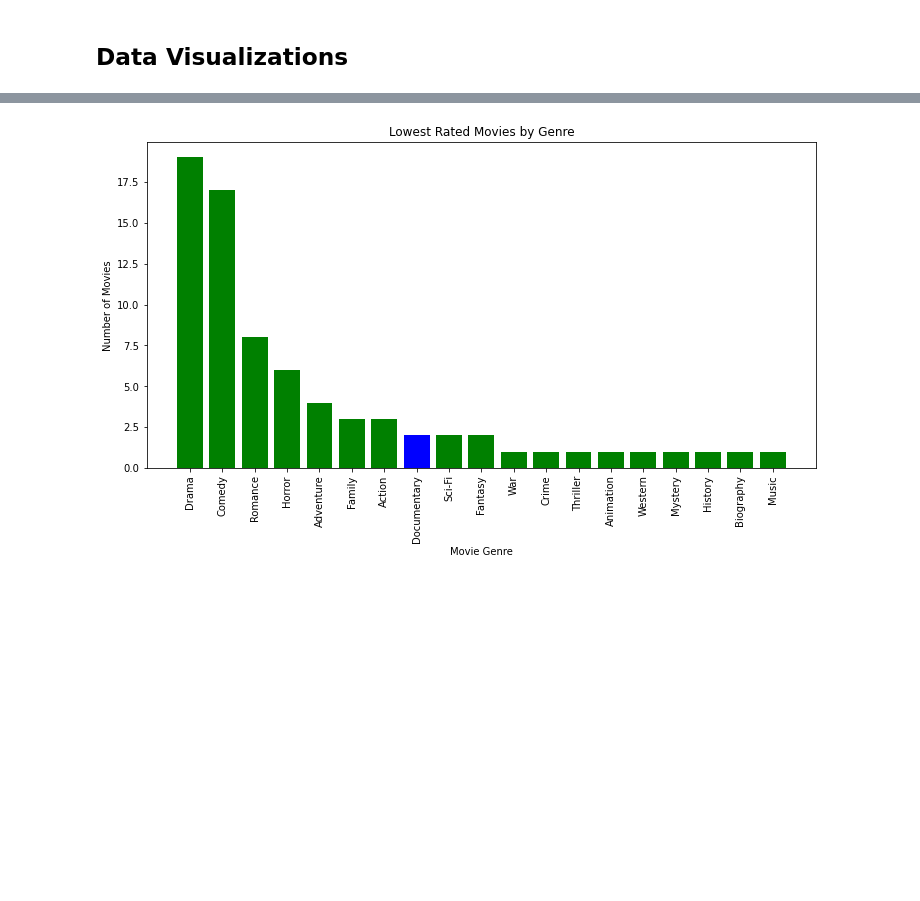
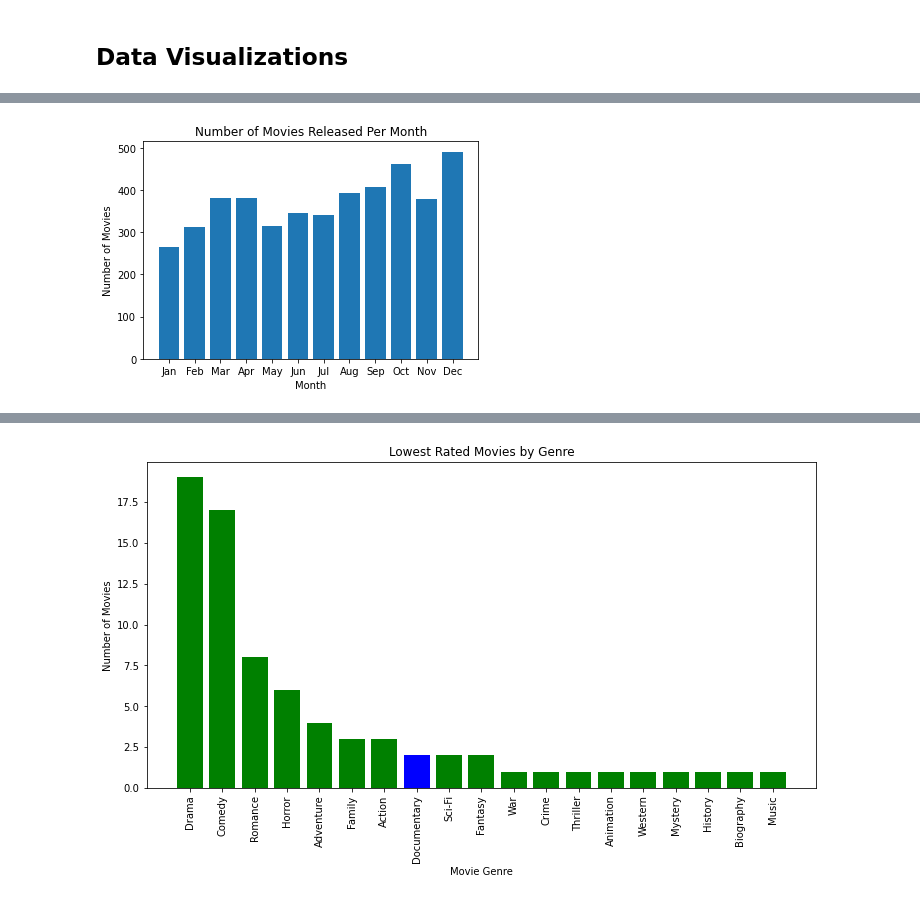
Before and after one commit to jlc0512/dsc-phase-1-project-Microsoft-Movie-Studios, a Jupyter notebook: student.ipynb, the cells around one changed output, grey strips where cells are left out. Cells and saved outputs as stored; diff of their text form; code cells hidden in the pictures; blank space fills up the shorter version.

```diff
--- a/student.ipynb
+++ b/student.ipynb
@@ -96,0 +378,10 @@ Here we clean and analyze our data to help make our recomendations.
+# %%
+#create a new column 'month_number'
+months_dict = {'Jan':1, 'Feb':2, 'Mar':3, 'Apr':4, 'May':5, 'Jun':6, 'Jul':7, 'Aug':8, 'Sep':9, 'Oct':10, 'Nov':11, 'Dec':12}
+
+month_num_list=[]
+for month in budgets_clean['release_month']:
+    month_num = months_dict[month]
+    month_num_list.append(month_num)
+budgets_clean['month_number'] = month_num_list
+budgets_clean.head()
@@ -96,0 +494,5 @@ Here we clean and analyze our data to help make our recomendations.
+# %%
+#create a new column 'release_year' that contains the year as an int
+#take a look at the data to find the oldest movie and most recent movie
+budgets_clean['release_year'] = budgets_clean['release_date'].str[-4:].astype(int)
+budgets_clean['release_year'].describe()
@@ -96,0 +511,4 @@ Here we clean and analyze our data to help make our recomendations.
+# %%
+#create a subset containing movies released in the last 25 years
+budgets_recent = budgets_clean[budgets_clean['release_year'] >= 1997]
+budgets_recent.head()
@@ -595,0 +1072,6 @@ bottom_genre_counts_df
+# %%
+month_count_dict = {'Jan':0, 'Feb':0, 'Mar':0, 'Apr':0, 'May':0, 'Jun':0, 'Jul':0, 'Aug':0, 'Sep':0, 'Oct':0, 'Nov':0, 'Dec':0}
+
+for month in budgets_recent['release_month']:
+    month_count_dict[month] += 1
+month_count_dict
@@ -595,0 +1091,9 @@ bottom_genre_counts_df
+# %%
+fig,ax = plt.subplots()
+
+ax.bar(month_count_dict.keys(), month_count_dict.values())
+ax.set_title('Number of Movies Released Per Month')
+ax.set_xlabel('Month')
+ax.set_ylabel("Number of Movies");
+# %% [output]
+[figure, added]
```
Also changed, not shown: parts of 57 cells of this notebook, 1 other file.
